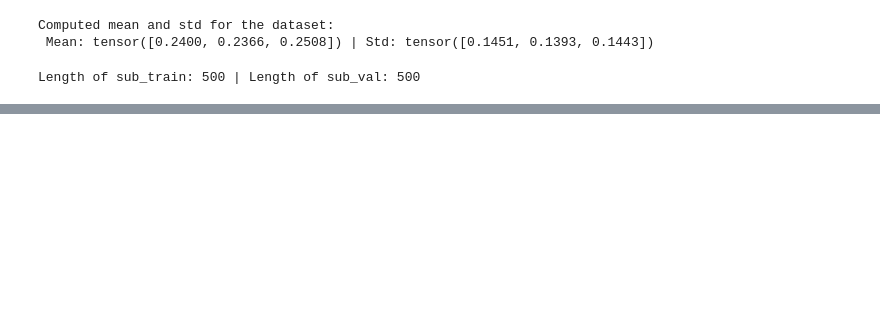
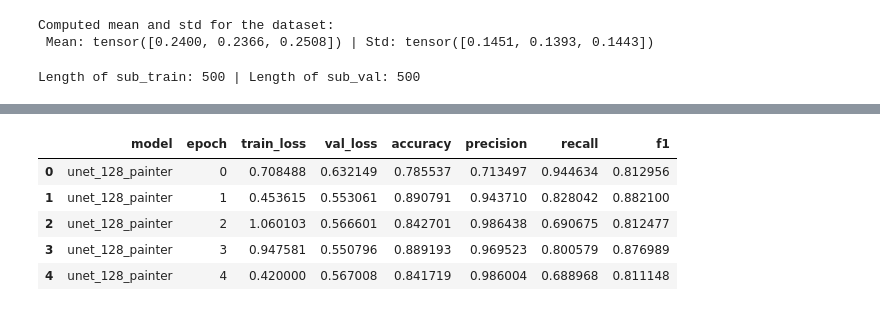
Before and after one commit to TheArtemis/Sapienza-AI-Lab-Project, a Jupyter notebook: 38-cloud-notebook.ipynb, the cells around one changed output, grey strips where cells are left out. Saved outputs shown, nothing was run; the diff lists cells and outputs as text; code cells hidden in the pictures; blank space fills up the shorter version.

```diff
--- a/38-cloud-notebook.ipynb
+++ b/38-cloud-notebook.ipynb
@@ -426,3 +428,11 @@ Epoch 2 completed! with loss: 0.26
 # %%
+OUTPUT_FOLDER = 'out'
 df_metrics = pd.read_csv(os.path.join(MODELS_FOLDER, f'{MODEL_NAME}_metrics.csv'))
 df_metrics.head()
+# %% [output]
+|  | model | epoch | train_loss | val_loss | accuracy | precision | recall | f1 |
+| 0 | unet_128_painter | 0 | 0.708488 | 0.632149 | 0.785537 | 0.713497 | 0.944634 | 0.812956 |
+| 1 | unet_128_painter | 1 | 0.453615 | 0.553061 | 0.890791 | 0.943710 | 0.828042 | 0.882100 |
+| 2 | unet_128_painter | 2 | 1.060103 | 0.566601 | 0.842701 | 0.986438 | 0.690675 | 0.812477 |
+| 3 | unet_128_painter | 3 | 0.947581 | 0.550796 | 0.889193 | 0.969523 | 0.800579 | 0.876989 |
+| 4 | unet_128_painter | 4 | 0.420000 | 0.567008 | 0.841719 | 0.986004 | 0.688968 | 0.811148 |
```
Also changed, not shown: parts of 7 cells of this notebook.
